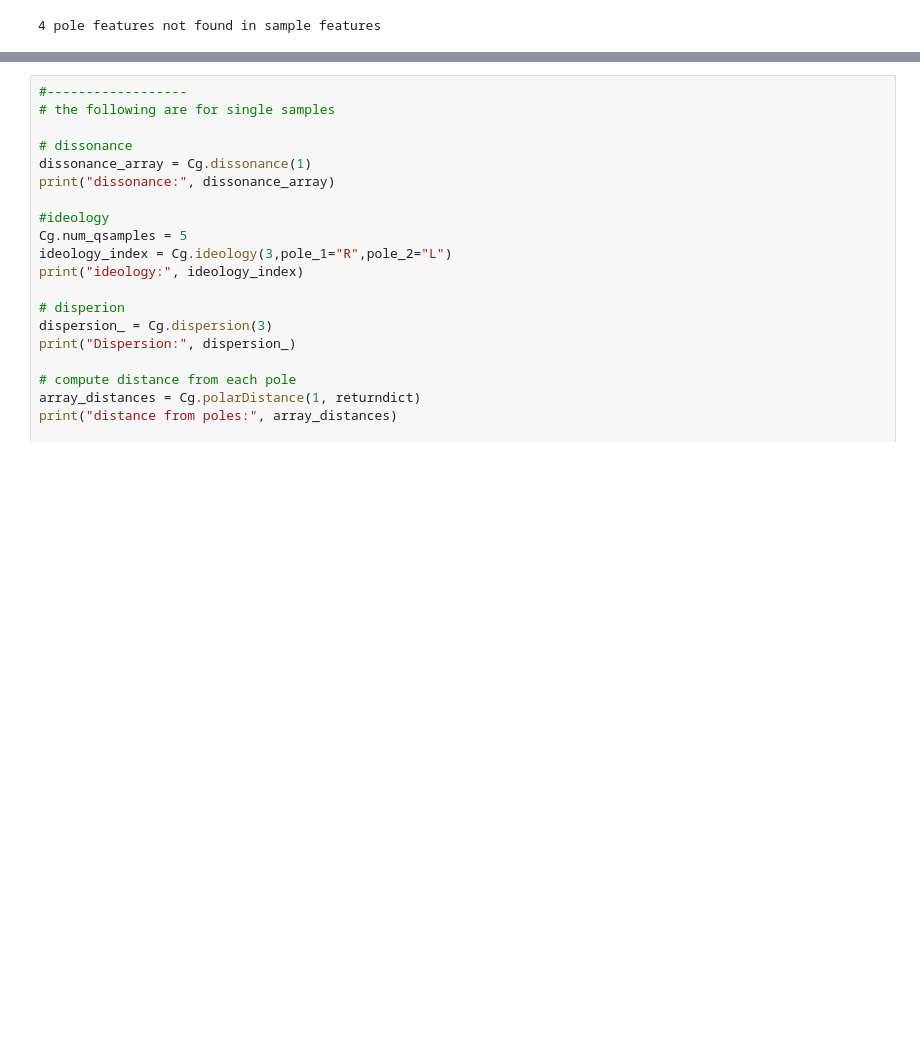
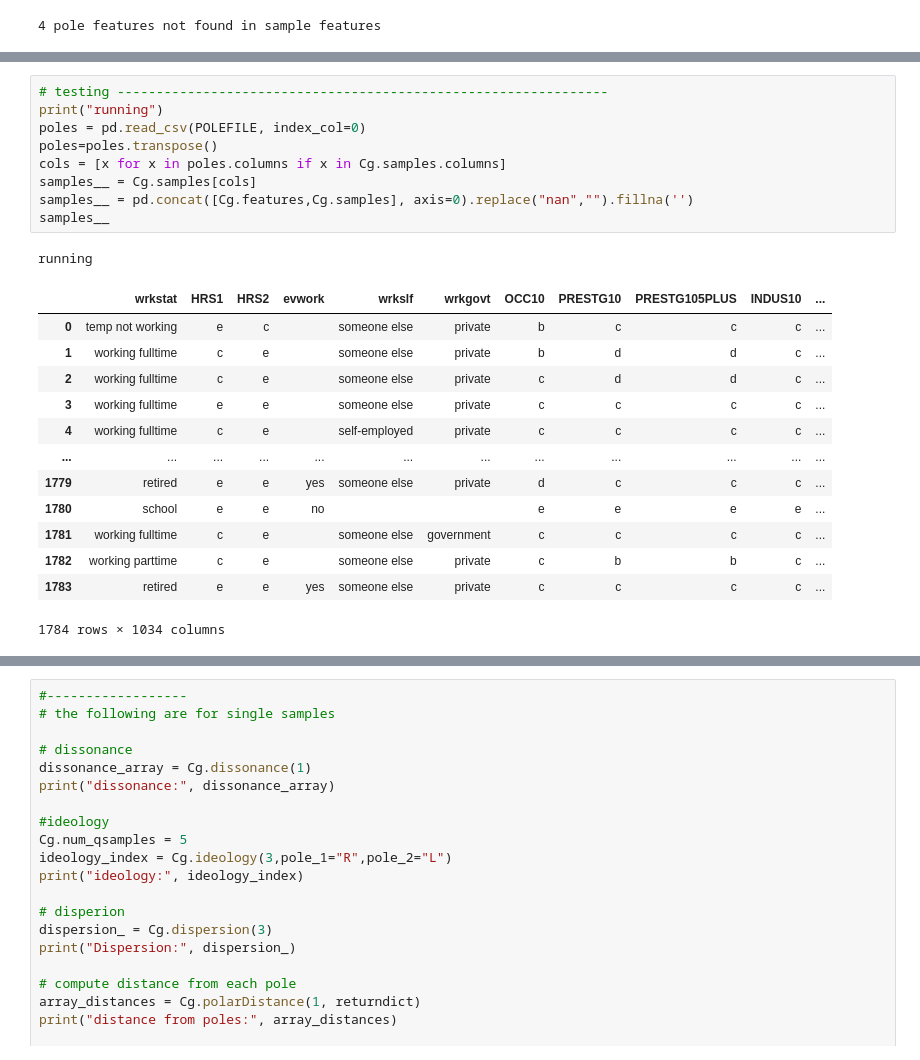
Before and after one commit to zeroknowledgediscovery/cognet, a Jupyter notebook: examples/cognet_example.ipynb, the cells around one changed output, grey strips where cells are left out. Saved outputs shown, nothing was run; the diff lists cells and outputs as text; blank space fills up the shorter version.

Commit message:
testing qdistance comparison when setting poles

```diff
--- a/examples/cognet_example.ipynb
+++ b/examples/cognet_example.ipynb
@@ -122,0 +131,24 @@ dmatrix = Cg.polar_separation(nsteps=0)
+# %%
+# testing ---------------------------------------------------------------
+print("running")
+poles = pd.read_csv(POLEFILE, index_col=0)
+poles=poles.transpose()
+cols = [x for x in poles.columns if x in Cg.samples.columns]
+samples__ = Cg.samples[cols]
+samples__ = pd.concat([Cg.features,Cg.samples], axis=0).replace("nan","").fillna('')
+samples__
+# %% [output]
+running
+|  | wrkstat | HRS1 | HRS2 | evwork | wrkslf | wrkgovt | OCC10 | PRESTG10 | PRESTG105PLUS | INDUS10 | ... |
+| 0 | temp not working | e | c |  | someone else | private | b | c | c | c | ... |
+| 1 | working fulltime | c | e |  | someone else | private | b | d | d | c | ... |
+| 2 | working fulltime | c | e |  | someone else | private | c | d | d | c | ... |
+| 3 | working fulltime | e | e |  | someone else | private | c | c | c | c | ... |
+| 4 | working fulltime | c | e |  | self-employed | private | c | c | c | c | ... |
+| ... | ... | ... | ... | ... | ... | ... | ... | ... | ... | ... | ... |
+| 1779 | retired | e | e | yes | someone else | private | d | c | c | c | ... |
+| 1780 | school | e | e | no |  |  | e | e | e | e | ... |
+| 1781 | working fulltime | c | e |  | someone else | government | c | c | c | c | ... |
+| 1782 | working parttime | c | e |  | someone else | private | c | b | b | c | ... |
+| 1783 | retired | e | e | yes | someone else | private | c | c | c | c | ... |
+1784 rows × 1034 columns
```
Also changed, not shown: parts of 6 cells of this notebook, 15 other files.
